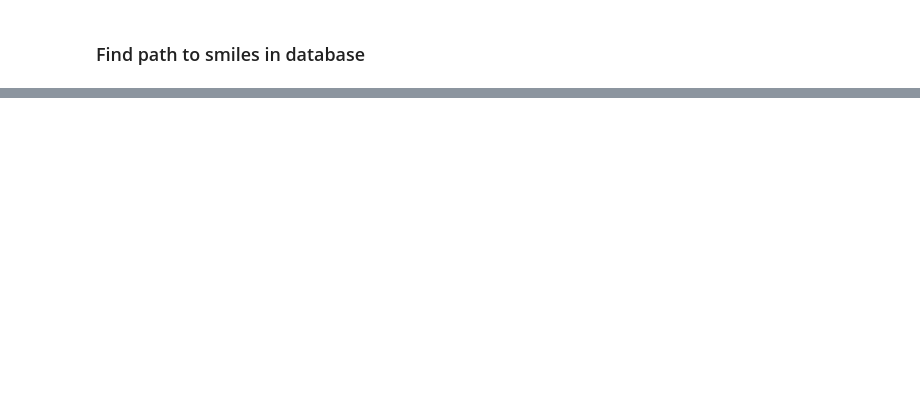
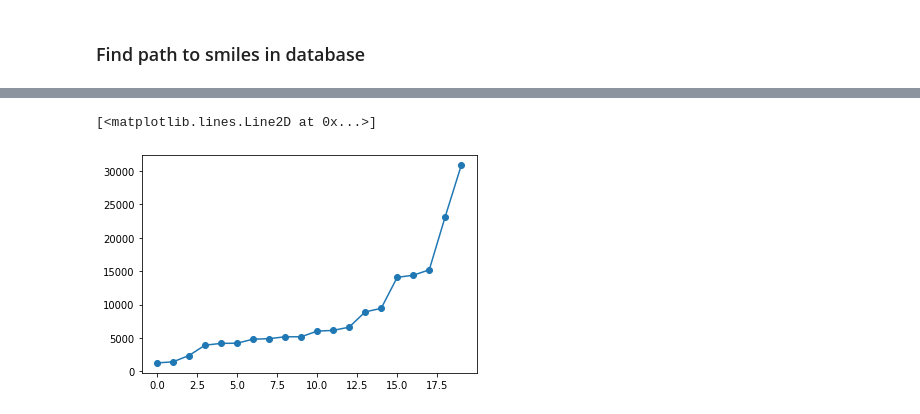
Before and after one commit to ferchault/APDFT, a Jupyter notebook: prototyping/atomic_energies/hitp/select_molecules.ipynb, the cells around one changed output, grey strips where cells are left out. Cells and saved outputs as stored; diff of their text form; code cells hidden in the pictures; blank space fills up the shorter version.

```diff
--- a/prototyping/atomic_energies/hitp/select_molecules.ipynb
+++ b/prototyping/atomic_energies/hitp/select_molecules.ipynb
@@ -116,0 +396,5 @@ c5
+# %%
+plt.plot(np.array(under_sampled['tot_num_reps']), '-o')
+# %% [output]
+[<matplotlib.lines.Line2D at 0x...>]
+[figure, added]
```
Also changed, not shown: parts of 39 cells of this notebook.
